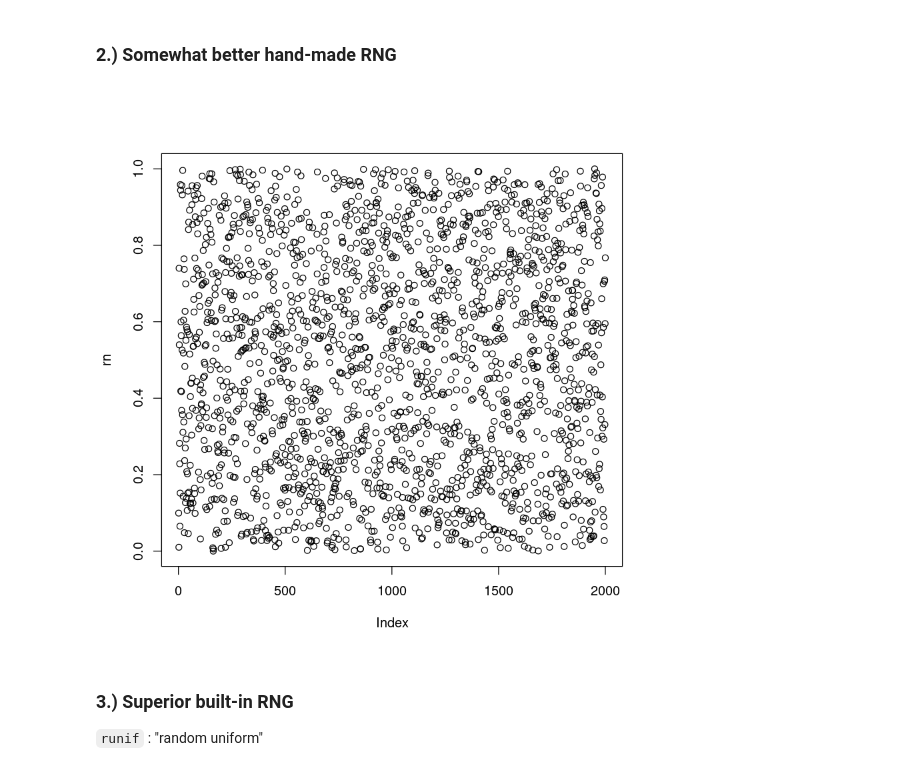
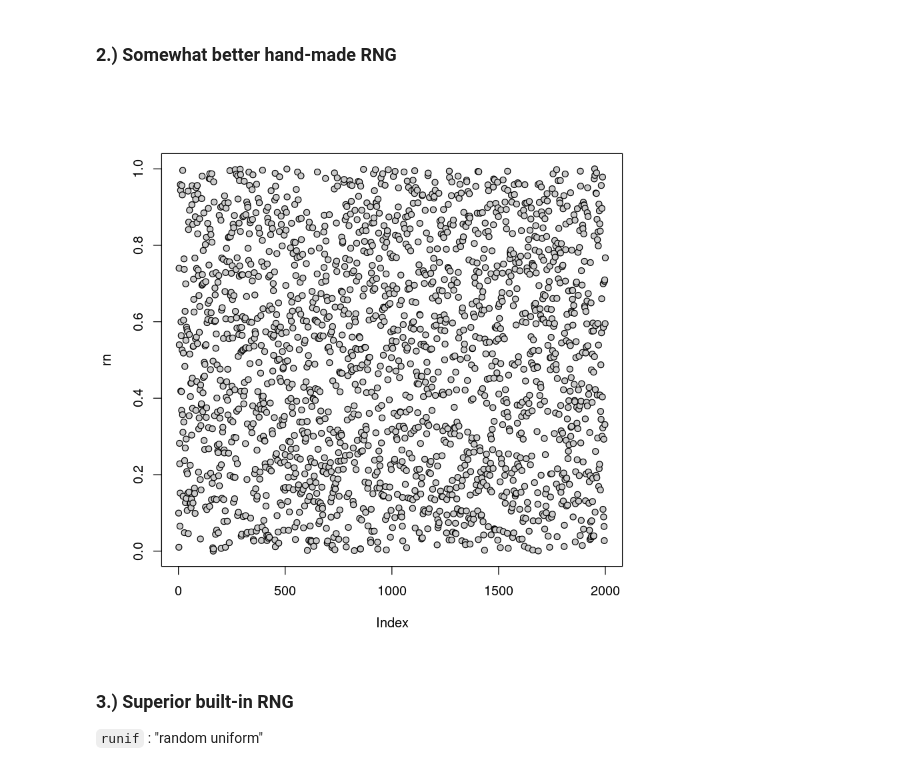
Before and after one commit to masterdesky/ELTE-data-mining-R-2020, a Jupyter notebook: presentation_2/braun_5.2_rng.ipynb, the cells around one changed output. Cells and saved outputs as stored; diff of their text form; code cells hidden in the pictures.

```diff
--- a/presentation_2/braun_5.2_rng.ipynb
+++ b/presentation_2/braun_5.2_rng.ipynb
@@ -70,10 +72,12 @@ for (i in 1:N) {
     x_n = xn_un[1]
     rn[i] = xn_un[2]
 }
-# %%
-plot(rn)
-# %% [output]
-[figure, removed]
+# %%
+plot(rn, type='n')
+points(rn,
+       bg=gray(0.8), pch=21)
+# %% [output]
+[figure, added]
 # %% [markdown]
 ### 3.) Superior built-in RNG
 
```
Also changed, not shown: parts of 17 cells of this notebook.
